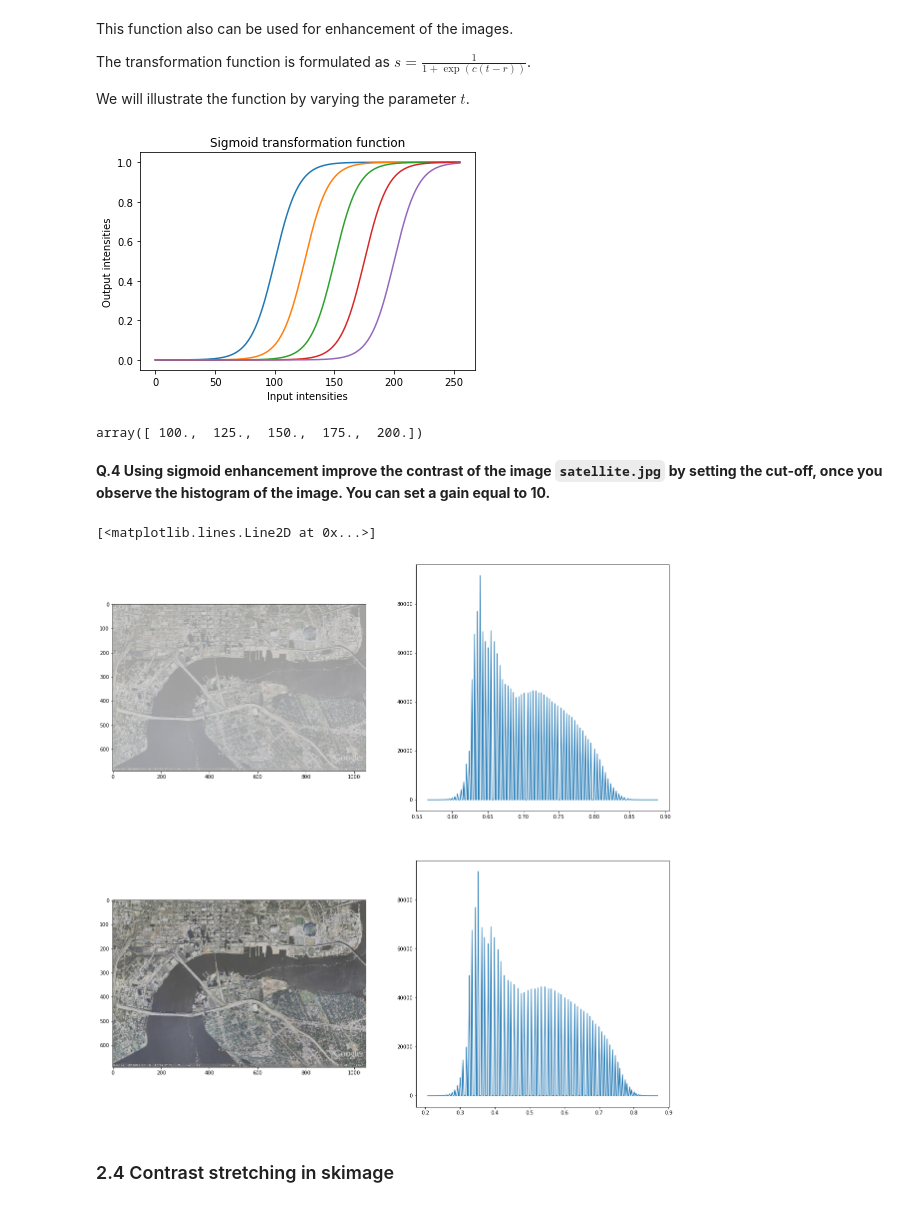
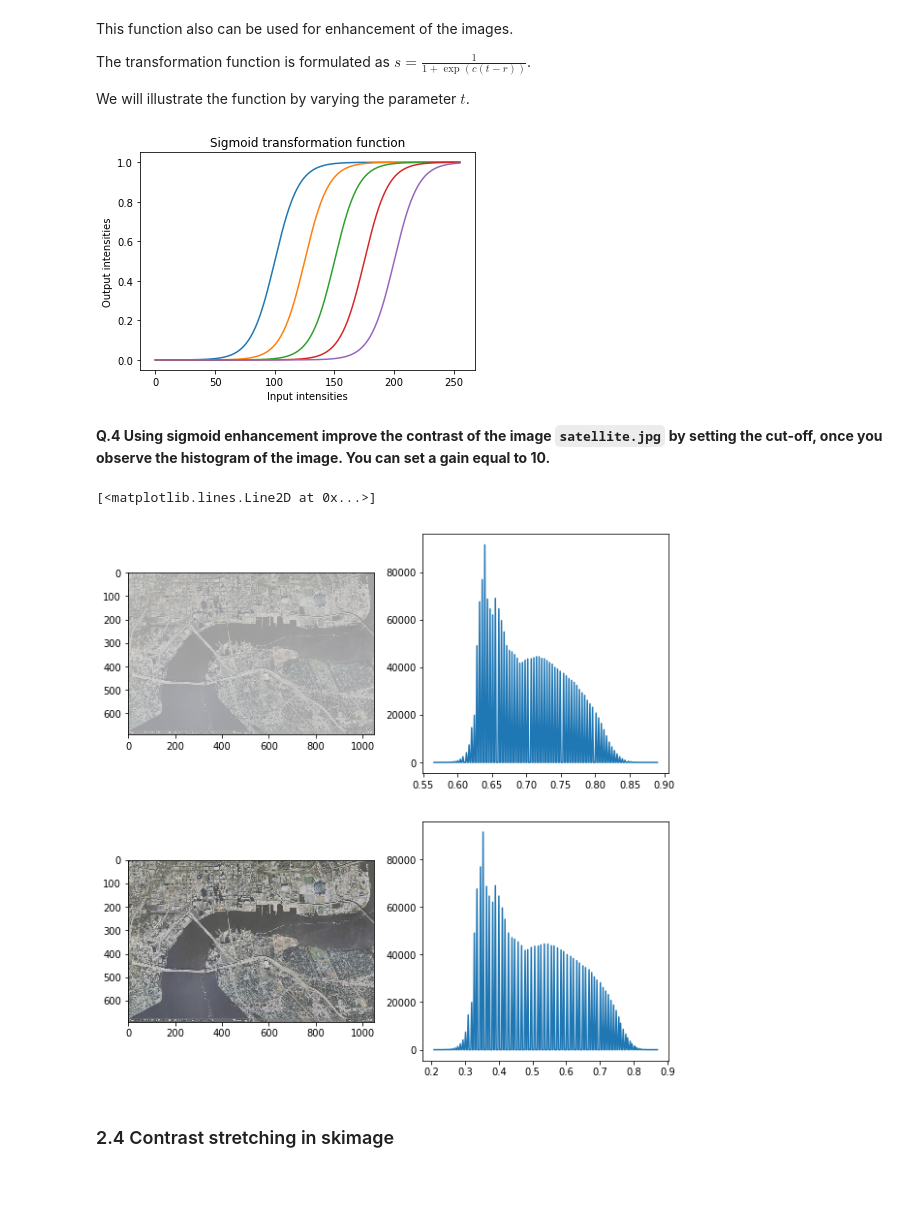
Before and after one commit to Basel1991/B31XB-IIP-TP-1718, a Jupyter notebook: 2-image-enhancement/2-enhancement.ipynb, the cells around one changed output. Drawn from its saved outputs; the diff is of its cells as text; code cells hidden in the pictures.

```diff
--- a/2-image-enhancement/2-enhancement.ipynb
+++ b/2-image-enhancement/2-enhancement.ipynb
@@ -201,33 +171,31 @@ plt.ylabel('Output intensities')
 plt.title('Sigmoid transformation function')
 plt.axis('tight')
 plt.show()
-cut_off
 # %% [output]
 [figure]
-array([ 100.,  125.,  150.,  175.,  200.])
 # %% [markdown]
 **Q.4 Using sigmoid enhancement improve the contrast of the image `satellite.jpg` by setting the cut-off, once you observe the histogram of the image. You can set a gain equal to 10.**
 # %%
-satellite_path ='./images/satellite.jpg'
-satellite = io.imread(satellite_path)
+satellite_path = 'images/satellite.jpg'
 
-float_satellite = img_as_float(satellite)
-#io.imshow (satellite,cmap=cm.Greys_r)
+satellite_im = io.imread(satellite_path)
+satellite_im_float = img_as_float(satellite_im)
 
-f,axis  = plt.subplots(2,2,figsize=(20,20))
-float_satellite_sigmoid = exposure.adjust_sigmoid( float_satellite,cutoff = 0.7 )
+f,axis = plt.subplots(2,2,figsize=(10,10))
+hist,bins = np.histogram(satellite_im_float, bins=256)
 
-so,to = exposure.histogram(float_satellite) ;
-st,tt = exposure.histogram(float_satellite_sigmoid) ;
+satellite_im_sigmoid = exposure.adjust_sigmoid(satellite_im_float, 0.7 )
+hist_sigmoid, bins_sigmoid = np.histogram(satellite_im_sigmoid, bins = 256 )
 
-axis[0][0].imshow (float_satellite , cmap=cm.Greys_r)
-axis[1][0].imshow (float_satellite_sigmoid , cmap=cm.Greys_r)
 
-axis[0][1].plot(to,so)
-axis[1][1].plot(tt,st)
+axis[0][0].imshow(satellite_im_float, cmap = cm.Greys_r)
+axis[0][1].plot( bins[1:], hist)
+
+axis[1][0].imshow( satellite_im_sigmoid, cmap = cm.Greys_r)
+axis[1][1].plot( bins_sigmoid[1:], hist_sigmoid)
 # %% [output]
 [<matplotlib.lines.Line2D at 0x...>]
-[figure, old version]
+[figure, new version]
 # %% [markdown]
 ### 2.4 Contrast stretching in skimage
 # %% [markdown]
```
Also changed, not shown: parts of 11 cells of this notebook.
